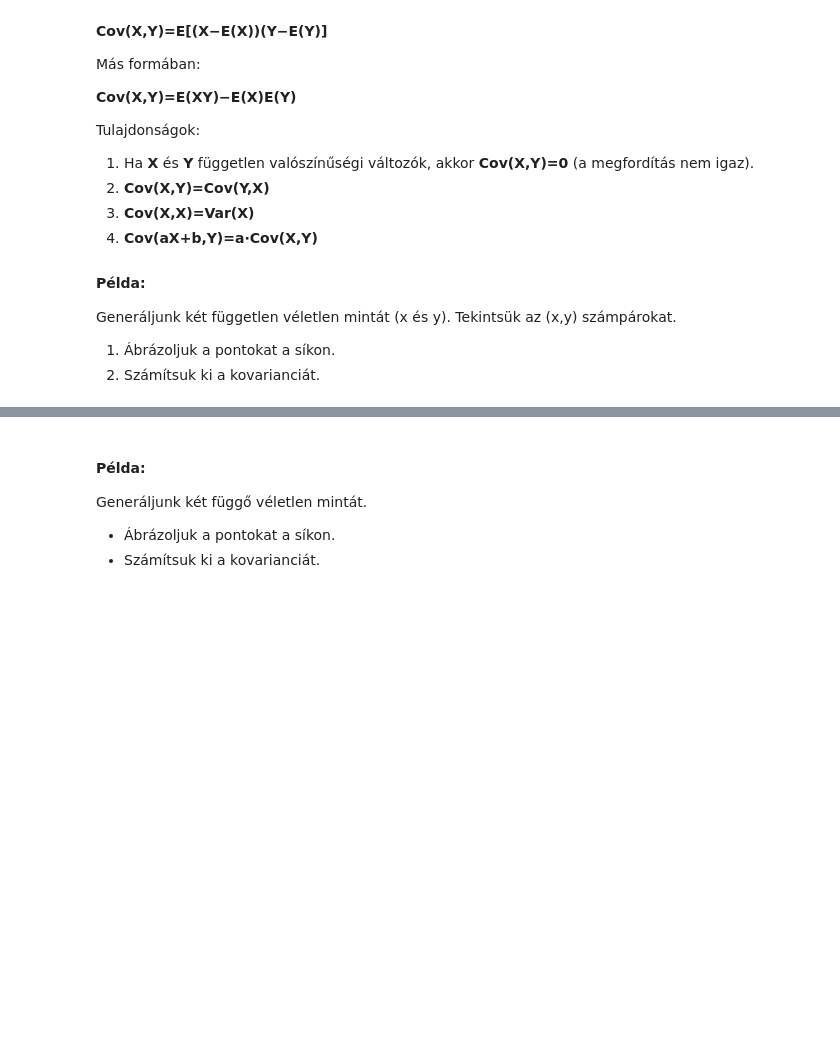
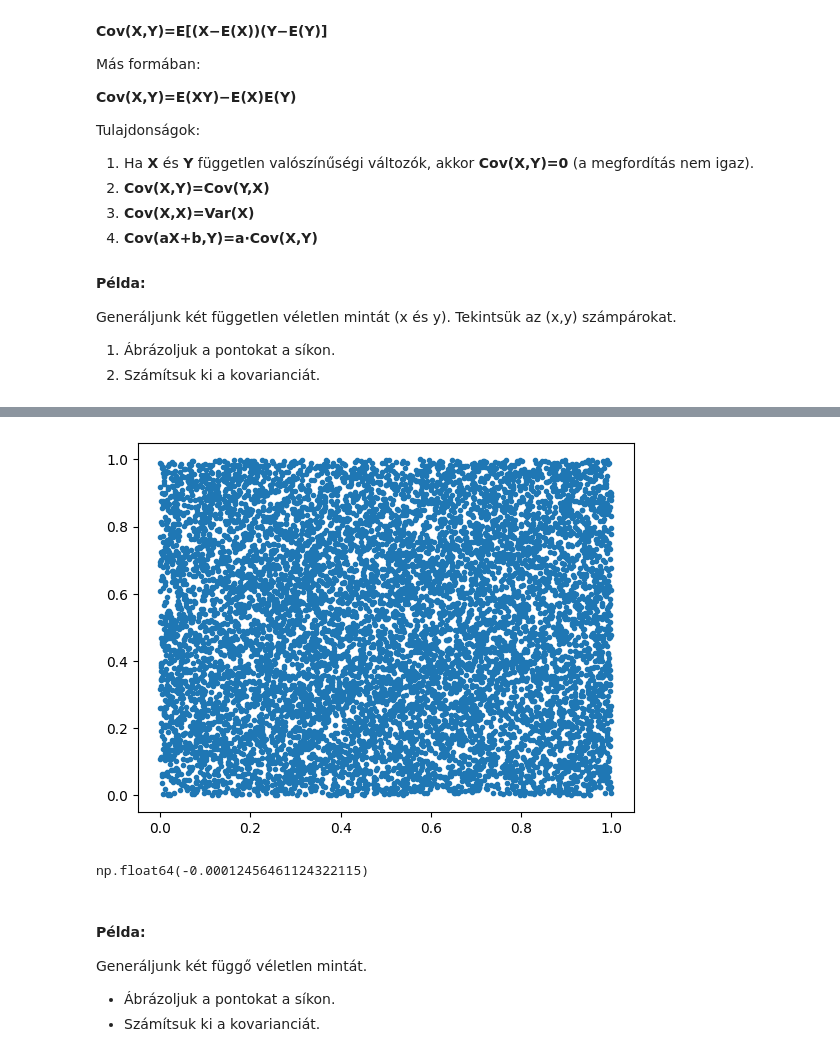
Before and after one commit to DrJegesmedve/adatelemzes, a Jupyter notebook: masodik_het.ipynb, the cells around one changed output, grey strips where cells are left out. Cells and saved outputs as stored; diff of their text form; code cells hidden in the pictures; blank space fills up the shorter version.

```diff
--- a/masodik_het.ipynb
+++ b/masodik_het.ipynb
@@ -62,11 +67,15 @@ np.cov(x,y)[0,1]
 # %%
 # egyenletes eloszlásból generált minták:
-x1 = np.random.uniform(0,1, 1000)
-y1 = np.random.uniform(0,1, 1000)
+x1 = np.random.uniform(0,1, 10000)
+y1 = np.random.uniform(0,1, 10000)
 plt.plot(x1,y1,'.')
 plt.show()
+# %% [output]
+[figure, added]
 # %%
 np.cov(x1,y1)[0,1]
+# %% [output]
+np.float64(-0.00012456461124322115)
 # %% [markdown]
 
 #### Példa:
```
Also changed, not shown: parts of 15 cells of this notebook.
